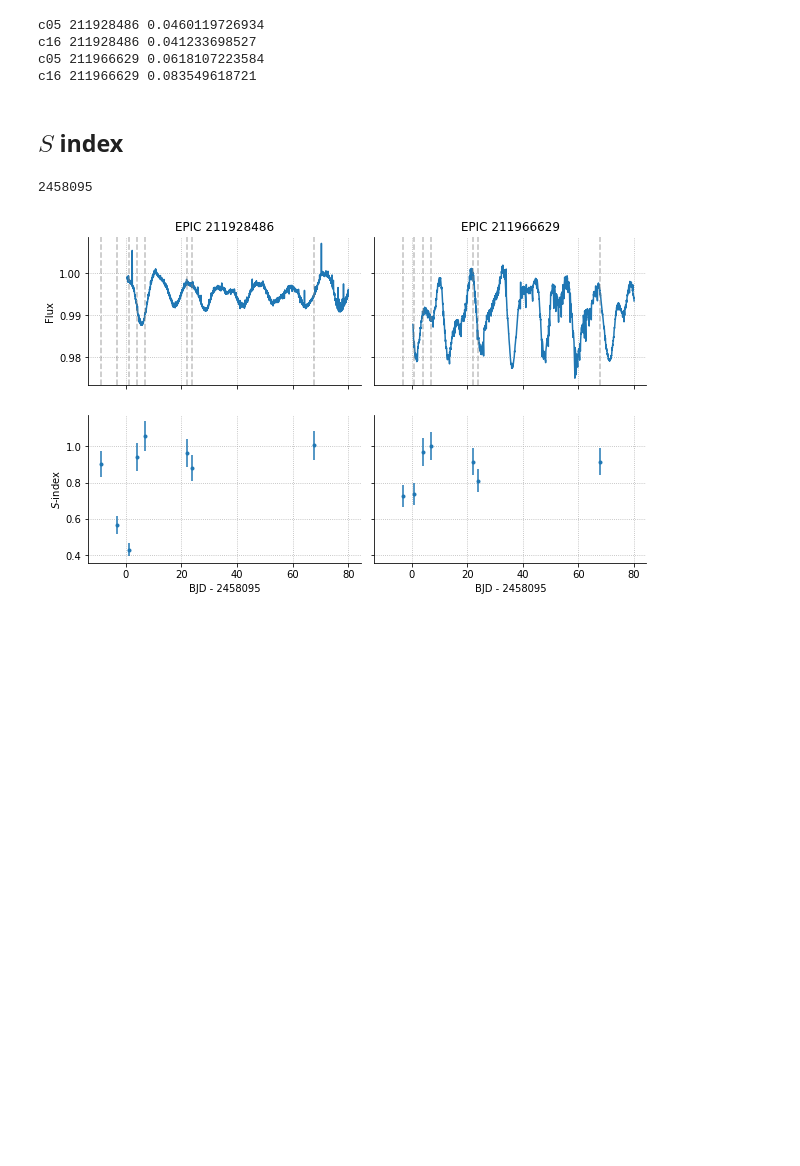
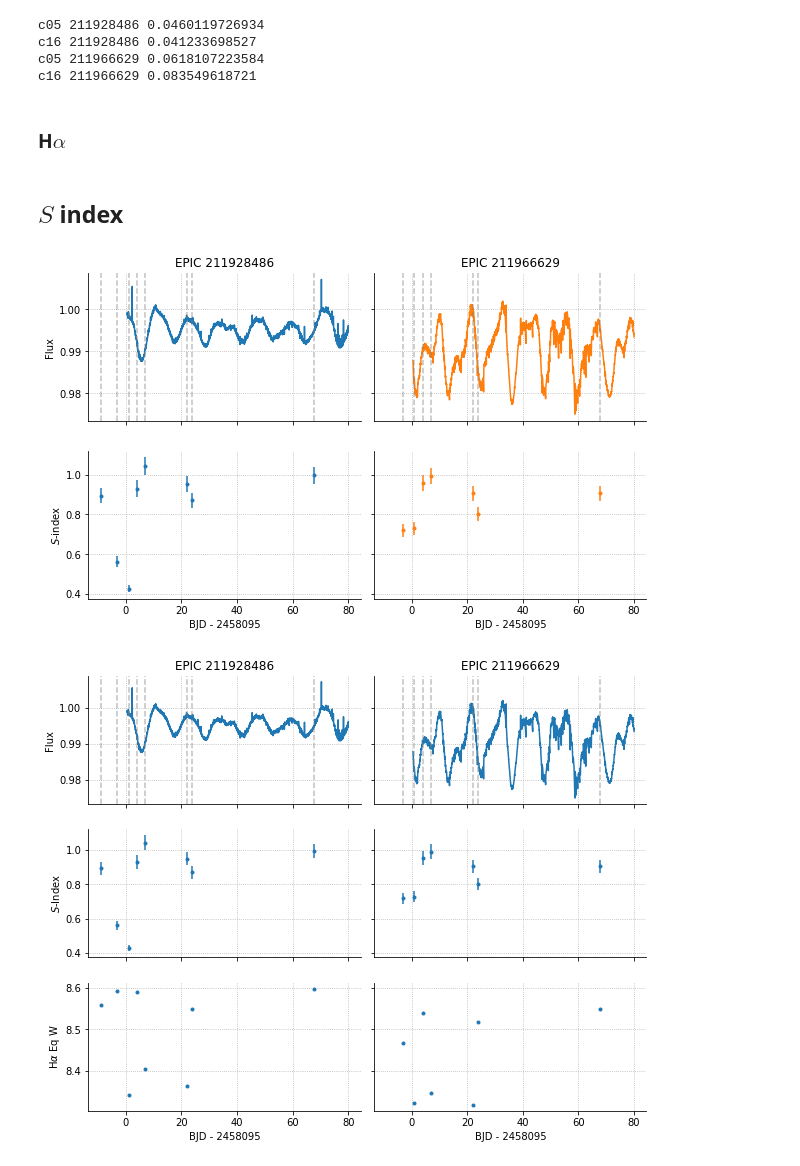
Before and after one commit to bmorris3/nephelion, a Jupyter notebook: notebooks/sap_rotation.ipynb, the cells around one changed output. Drawn from its saved outputs; the diff is of its cells as text; code cells hidden in the pictures; blank space fills up the shorter version.

```diff
--- a/notebooks/sap_rotation.ipynb
+++ b/notebooks/sap_rotation.ipynb
@@ -75,6 +156,17 @@ c05 211928486 0.0460119726934
 c16 211928486 0.041233698527
 c05 211966629 0.0618107223584
 c16 211966629 0.083549618721
+# %% [markdown]
+### H$\alpha$
+# %%
+from json import load
+
+ha_0 = load(open('/Users/bmmorris/git/arces_hk/data/EPIC211928486_ha.json', 'r'))
+ha_0['ha'] = np.array(ha_0['ha'])[np.argsort(ha_0['time'])]
+ha_0['time'] = np.array(ha_0['time'])[np.argsort(ha_0['time'])]
+ha_1 = load(open('/Users/bmmorris/git/arces_hk/data/EPIC211966629_ha.json', 'r'))
+ha_1['ha'] = np.array(ha_1['ha'])[np.argsort(ha_1['time'])]
+ha_1['time'] = np.array(ha_1['time'])[np.argsort(ha_1['time'])]
 # %% [markdown]
 ## $S$ index
 # %%
@@ -100,17 +192,13 @@ sindex_1_err = np.array([s.s_mwo.err for s in star_1])[sort_1]
 
 times_0 = times_0[sort_0]
 times_1 = times_1[sort_1]
-# %%
-minint
-# %% [output]
-2458095
 # %%
 fig, ax = plt.subplots(2, 2, figsize=(10, 6), sharex=True, sharey='row')
 
 minint = int(times_c16_0.min())
 
 ax[0, 0].plot(times_c16_0 - minint, flux_c16_0)
-ax[0, 1].plot(times_c16_1 - minint, flux_c16_1)
+ax[0, 1].plot(times_c16_1 - minint, flux_c16_1, color='C1')
 
 ax[0, 0].set(title='EPIC 211928486', ylabel='Flux')
 ax[0, 1].set(title='EPIC 211966629')
@@ -119,7 +207,7 @@ ax[1, 0].set(xlabel='BJD - {0}'.format(minint), ylabel='$S$-index')
 ax[1, 1].set(xlabel='BJD - {0}'.format(minint))
 
 ax[1, 0].errorbar(times_0 - minint, sindex_0, sindex_0_err, fmt='.')
-ax[1, 1].errorbar(times_1 - minint, sindex_1, sindex_1_err, fmt='.')
+ax[1, 1].errorbar(times_1 - minint, sindex_1, sindex_1_err, fmt='.', color='C1')
 
 for time in times_0 - minint:
     ax[0, 0].axvline(time, ls='--', color='gray', alpha=0.5)
@@ -135,5 +223,45 @@ for axis in fig.axes:
 fig.subplots_adjust(wspace=0.05)
 fig.savefig('plots/photometry_sindices.pdf', bbox_inches='tight')
 # %% [output]
-[figure, old version]
+[figure, new version]
+# %%
+fig, ax = plt.subplots(3, 2, figsize=(10, 8), sharex=True, sharey='row')
+
+minint = int(times_c16_0.min())
+
+ax[0, 0].plot(times_c16_0 - minint, flux_c16_0)
+ax[0, 1].plot(times_c16_1 - minint, flux_c16_1)
+
+ax[0, 0].set(title='EPIC 211928486', ylabel='Flux')
+ax[0, 1].set(title='EPIC 211966629')
+
+ax[1, 0].set(ylabel='$S$-Index')
+
+
+ax[2, 0].plot(np.array(ha_0['time']) - minint, ha_0['ha'], '.')
+
+ax[2, 1].plot(np.array(ha_1['time']) - minint, ha_1['ha'], '.')
+
+
+ax[2, 0].set(xlabel='BJD - {0}'.format(minint), ylabel=r'H$\alpha$ Eq W')
+ax[2, 1].set(xlabel='BJD - {0}'.format(minint))
+
+ax[1, 0].errorbar(times_0 - minint, sindex_0, sindex_0_err, fmt='.')
+ax[1, 1].errorbar(times_1 - minint, sindex_1, sindex_1_err, fmt='.')
+
+for time in times_0 - minint:
+    ax[0, 0].axvline(time, ls='--', color='gray', alpha=0.5)
+
+for time in times_1 - minint:
+    ax[0, 1].axvline(time, ls='--', color='gray', alpha=0.5)
+
+for axis in fig.axes:
+    for s in ['right', 'top']:
+        axis.spines[s].set_visible(False)
+    axis.grid(ls=":")
+
+fig.subplots_adjust(wspace=0.05)
+fig.savefig('plots/photometry_sindices_ha.pdf', bbox_inches='tight')
+# %% [output]
+[figure, added]
 # %%
```
Also changed, not shown: parts of 6 cells of this notebook.
